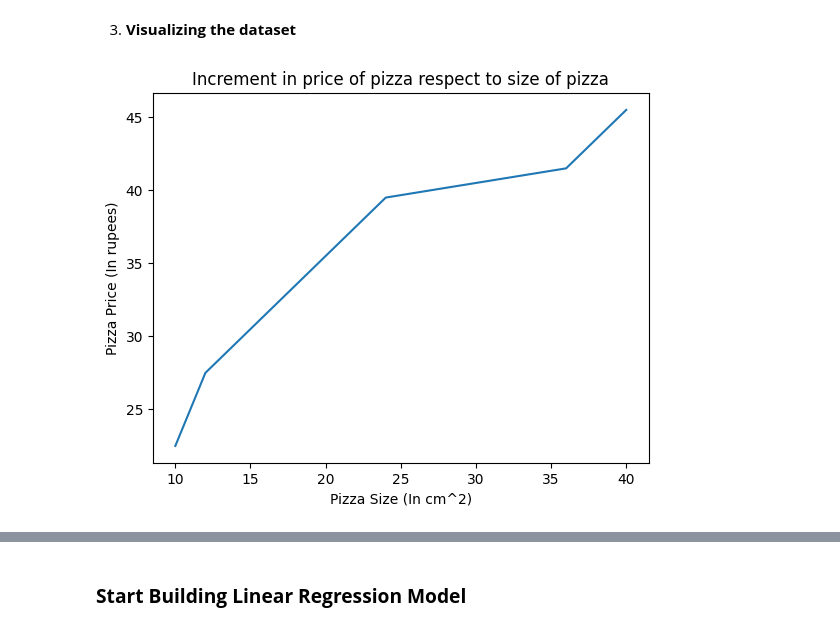
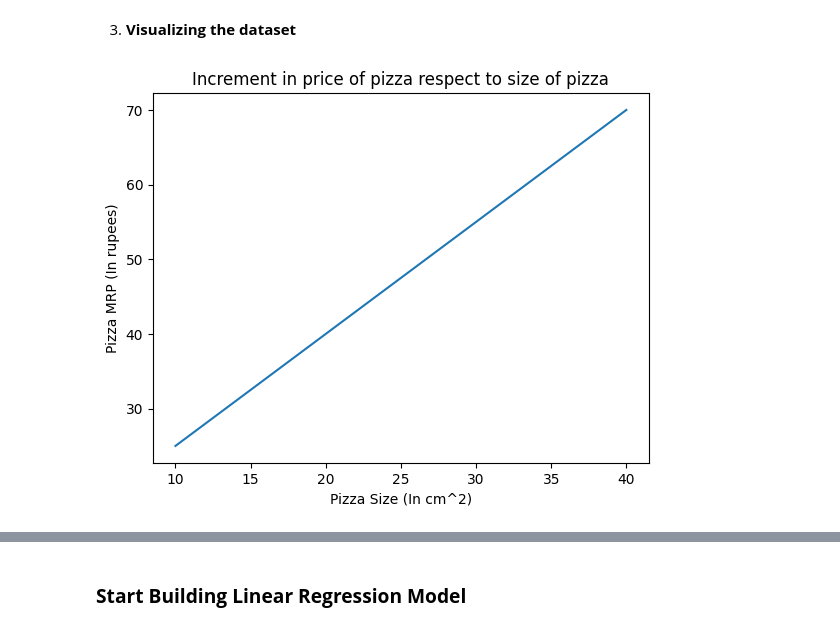
Before and after one commit to vivek09thakur/ML, a Jupyter notebook: LinerRegression/notebook.ipynb, the cells around one changed output, grey strips where cells are left out. Saved outputs shown, nothing was run; the diff lists cells and outputs as text; code cells hidden in the pictures.

```diff
--- a/LinerRegression/notebook.ipynb
+++ b/LinerRegression/notebook.ipynb
@@ -36,10 +35,10 @@ price_data.head()
 # %% [markdown]
 3. **Visualizing the dataset**
 # %%
-plt.plot(price_data['size'],price_data['price'])
+plt.plot(price_data['size'],price_data['mrp'])
 plt.title("Increment in price of pizza respect to size of pizza")
 plt.xlabel("Pizza Size (In cm^2)")
-plt.ylabel("Pizza Price (In rupees)")
+plt.ylabel("Pizza MRP (In rupees)")
 plt.show()
 # %% [output]
-[figure, old version]
+[figure, new version]
```
Also changed, not shown: parts of 7 cells of this notebook, 1 other file.
